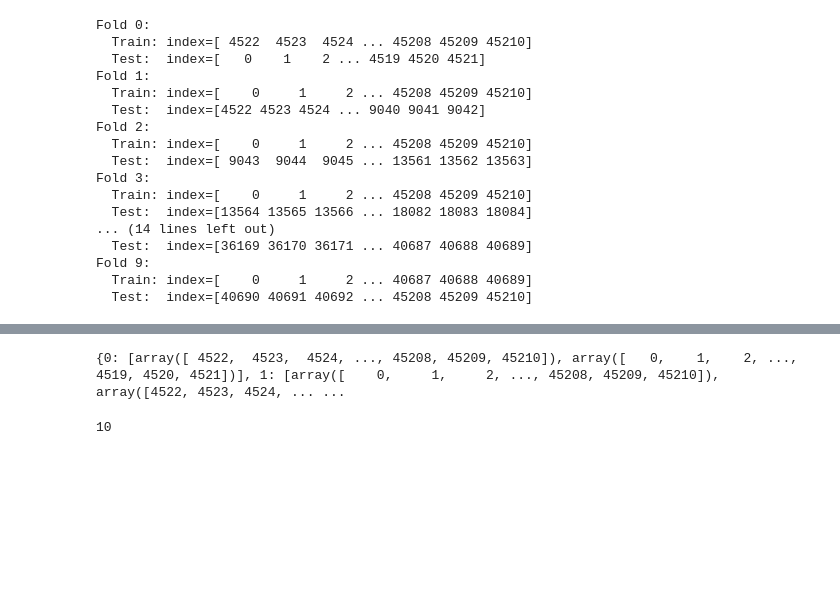
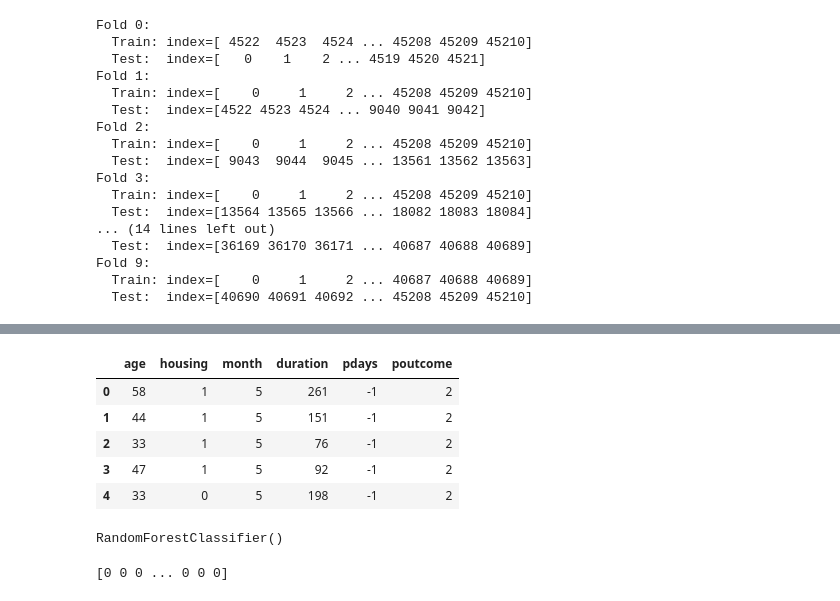
Before and after one commit to imivanov-2034391/IMT-574-Final-Project, a Jupyter notebook: IMT_574_Final_Project_Random_Forest.ipynb, the cells around one changed output, grey strips where cells are left out. Saved outputs shown, nothing was run; the diff lists cells and outputs as text; code cells hidden in the pictures; blank space fills up the shorter version.

```diff
--- a/IMT_574_Final_Project_Random_Forest.ipynb
+++ b/IMT_574_Final_Project_Random_Forest.ipynb
@@ -315,0 +488,13 @@ Fold 9:
+# %%
+# define features and targets dataframes
+X_bank_full_V2 = bank_full[['age','housing','month','duration','pdays','poutcome']]
+y_bank_full_V2 = bank_full[['y']]
+# %%
+X_bank_full_V2.head()
+# %% [output]
+|  | age | housing | month | duration | pdays | poutcome |
+| 0 | 58 | 1 | 5 | 261 | -1 | 2 |
+| 1 | 44 | 1 | 5 | 151 | -1 | 2 |
+| 2 | 33 | 1 | 5 | 76 | -1 | 2 |
+| 3 | 47 | 1 | 5 | 92 | -1 | 2 |
+| 4 | 33 | 0 | 5 | 198 | -1 | 2 |
@@ -315,0 +507,7 @@ Fold 9:
+# %%
+# Fit random forest model V2
+from sklearn.ensemble import RandomForestClassifier
+random_forest_model_V2 = RandomForestClassifier(n_estimators = 100, criterion = 'gini')
+random_forest_model_V2.fit(X_train_V2, y_train_V2)
+# %% [output]
+RandomForestClassifier()
@@ -316,8 +517,4 @@ Fold 9:
 # %%
-print(kfold_indices_dict)
+print(y_pred_forest_V2)
 # %% [output]
-{0: [array([ 4522,  4523,  4524, ..., 45208, 45209, 45210]), array([   0,    1,    2, ..., 4519, 4520, 4521])], 1: [array([    0,     1,     2, ..., 45208, 45209, 45210]), array([4522, 4523, 4524, ... ...
+[0 0 0 ... 0 0 0]
-# %%
-print(len(kfold_indices_dict))
-# %% [output]
-10
```
Also changed, not shown: parts of 20 cells of this notebook.
